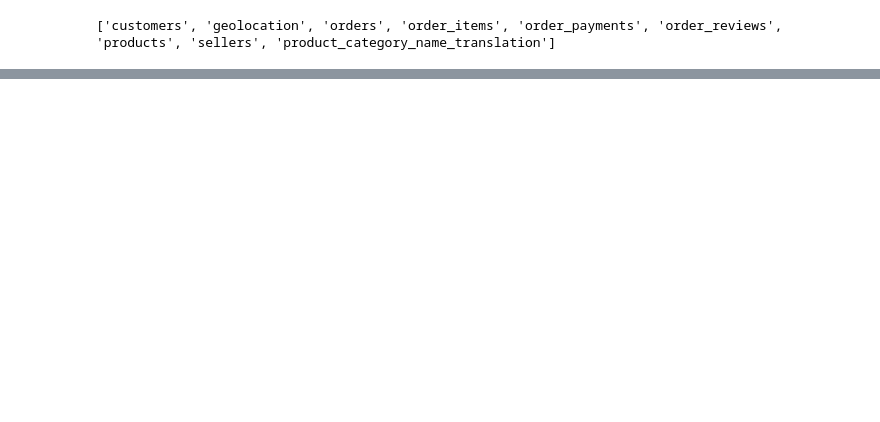
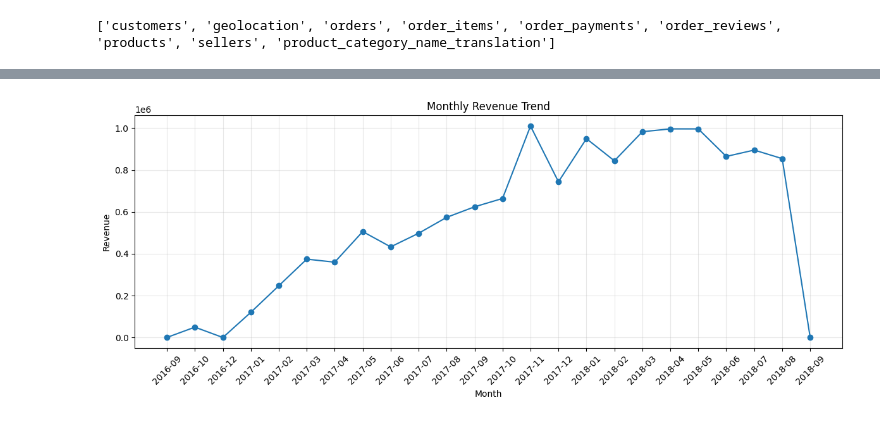
Before and after one commit to shivamnsingh/olist-delivery-risk-analytics, a Jupyter notebook: ipynb_files/code.ipynb, the cells around one changed output, grey strips where cells are left out. Saved outputs shown, nothing was run; the diff lists cells and outputs as text; code cells hidden in the pictures; blank space fills up the shorter version.

```diff
--- a/ipynb_files/code.ipynb
+++ b/ipynb_files/code.ipynb
@@ -15,4 +15,7 @@ print(list(dfs.keys()))
 # %%
 globals().update(dfs)
 # %%
-customers.head()
+date_cols = ["order_purchase_timestamp", "order_approved_at", "order_delivered_carrier_date",
+"order_delivered_customer_date", "order_estimated_delivery_date"]
+for c in date_cols:
+    orders[c] = pd.to_datetime(orders[c])
@@ -25,0 +113,34 @@ customers.head()
+# %%
+sales = order_items.merge(
+    orders[["order_id", "order_purchase_timestamp"]],
+    on="order_id"
+)
+
+sales["order_purchase_timestamp"] = pd.to_datetime(
+    sales["order_purchase_timestamp"]
+)
+
+monthly_revenue = sales.groupby(
+    sales.order_purchase_timestamp.dt.to_period("M")
+).price.sum()
+# %%
+import matplotlib.pyplot as plt
+
+plt.figure(figsize=(12, 5))
+
+plt.plot(
+    monthly_revenue.index.astype(str),
+    monthly_revenue.values,
+    marker="o"
+)
+
+plt.title("Monthly Revenue Trend")
+plt.xlabel("Month")
+plt.ylabel("Revenue")
+plt.xticks(rotation=45)
+plt.grid(True, alpha=0.3)
+
+plt.tight_layout()
+plt.show()
+# %% [output]
+[figure, added]
```
Also changed, not shown: parts of 6 cells of this notebook, 1 other file.
